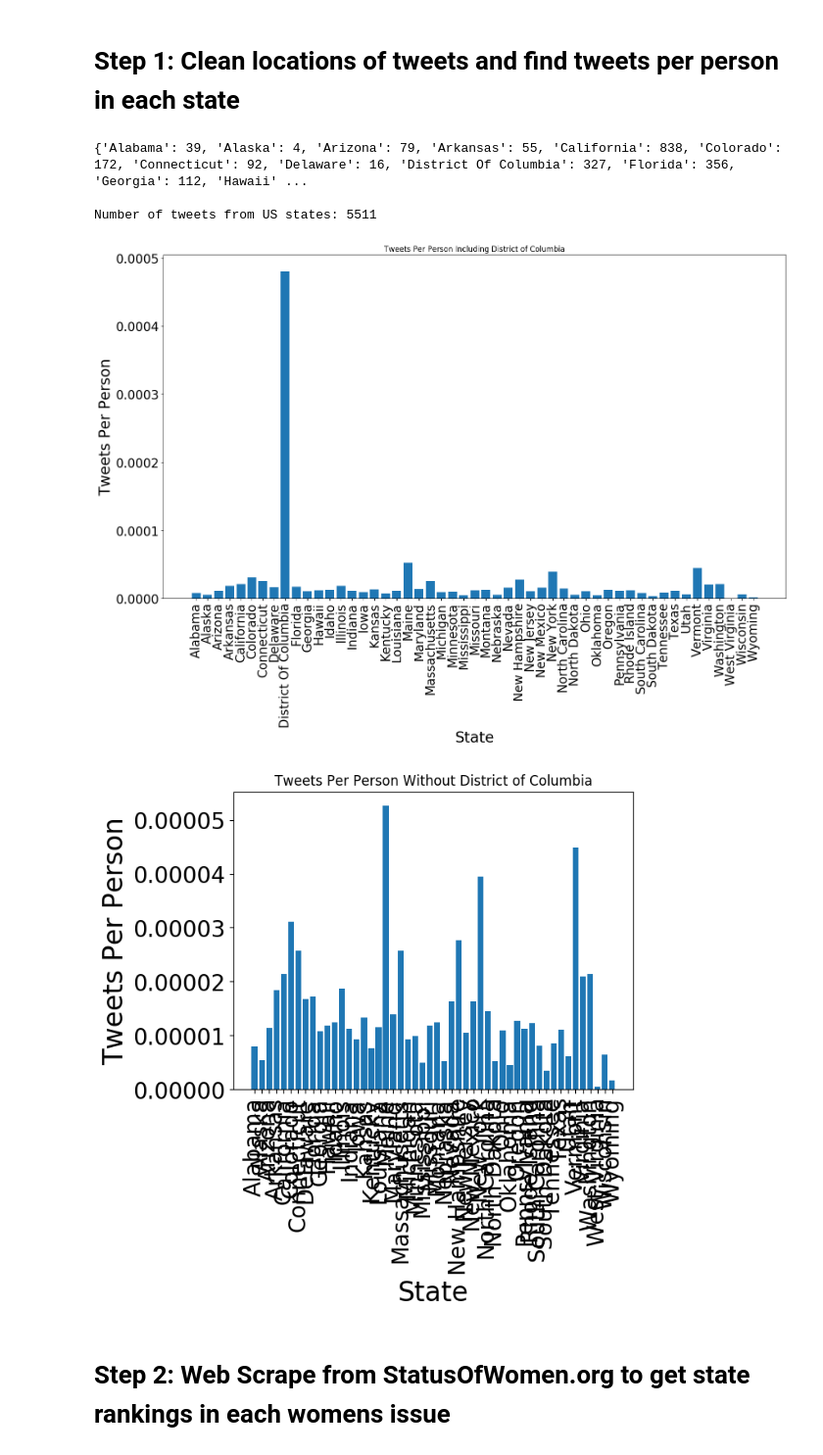
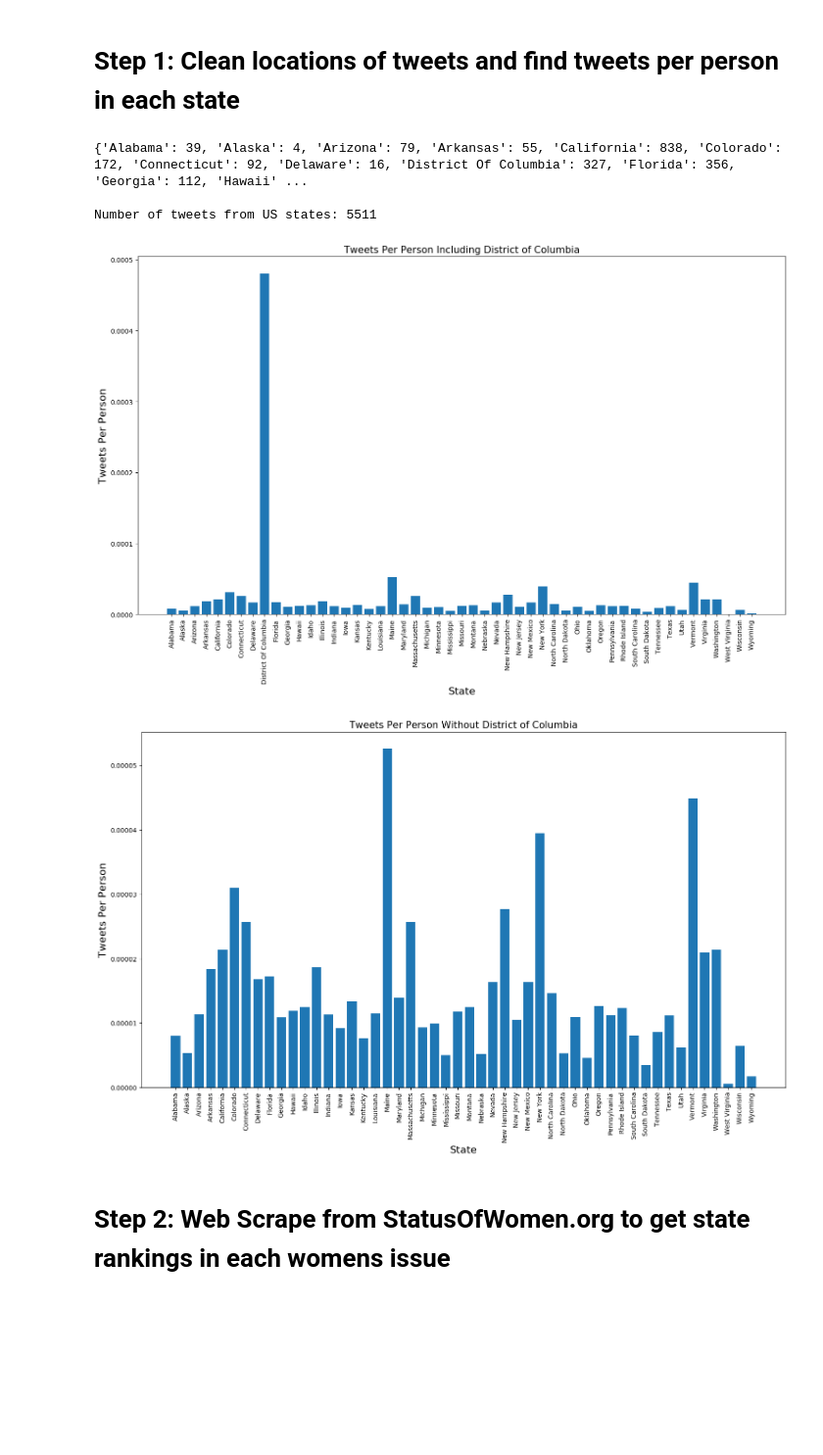
Before and after one commit to jmcaloon/womens_march, a Jupyter notebook: complete_analysis.ipynb, the cells around one changed output. Shown: that part at 98% size. Cells and saved outputs as stored; diff of their text form; code cells hidden in the pictures; blank space fills up the shorter version.

Commit message:
fixed histogram problem

```diff
--- a/complete_analysis.ipynb
+++ b/complete_analysis.ipynb
@@ -174,49 +174,44 @@ populations = {'Alabama': 4863300,
     'Texas': 27862596,
     'Utah': 3051217,
     'Vermont': 624594,
     'Virginia': 8411808,
     'Washington': 7288000,
     'West Virginia': 1831102,
     'Wisconsin': 5778708,
     'Wyoming': 585501,
 }
 
 
 for state, count in state_counts.items():
     population = populations[state]
     state_counts[state] = (state_counts[state]/population)
 
 
+plt.figure(figsize=(18,10))
 
-plt.figure(figsize=(18,10))
-plt.rc('axes', labelsize=24)     # fontsize of axes titles
-plt.rc('xtick', labelsize=20)    # fontsize of the tick labels
-plt.rc('ytick', labelsize=20)    # fontsize of the tick labels
 plt.bar(range(len(state_counts)), list(state_counts.values()), align='center')
-plt.ylabel('Tweets Per Person')
-plt.xlabel('State')
-plt.title('Tweets Per Person Including District of Columbia')
+plt.ylabel('Tweets Per Person', fontsize=16)
+plt.xlabel('State', fontsize=16)
+plt.title('Tweets Per Person Including District of Columbia', fontsize=15)
 plt.xticks(range(len(state_counts)), list(state_counts.keys()), rotation='vertical')
 plt.show()
 
 state_counts.pop('District Of Columbia', None)
 
-# plt.figure(figsize=(18,10))
-# plt.rc('axes', labelsize=24)     # fontsize of axes titles
-# plt.rc('xtick', labelsize=20)    # fontsize of the tick labels
-# plt.rc('ytick', labelsize=20)    # fontsize of the tick labels
+plt.figure(figsize=(18,10))
+
 plt.bar(range(len(state_counts)), list(state_counts.values()), align='center')
-plt.ylabel('Tweets Per Person')
-plt.xlabel('State')
-plt.title('Tweets Per Person Without District of Columbia')
+plt.ylabel('Tweets Per Person', fontsize=16)
+plt.xlabel('State', fontsize=16)
+plt.title('Tweets Per Person Without District of Columbia', fontsize=15)
 plt.xticks(range(len(state_counts)), list(state_counts.keys()), rotation='vertical')
 plt.show()
 # %% [output]
 {'Alabama': 39, 'Alaska': 4, 'Arizona': 79, 'Arkansas': 55, 'California': 838, 'Colorado': 172, 'Connecticut': 92, 'Delaware': 16, 'District Of Columbia': 327, 'Florida': 356, 'Georgia': 112, 'Hawaii' ...
 
 Number of tweets from US states: 5511
-[figure, old version]
+[figure, new version]
-[figure, old version]
+[figure, new version]
 # %% [markdown]
 # Step 2: Web Scrape from StatusOfWomen.org to get state rankings in each womens issue
 # %%
```
Also changed, not shown: parts of 1 cell of this notebook.
